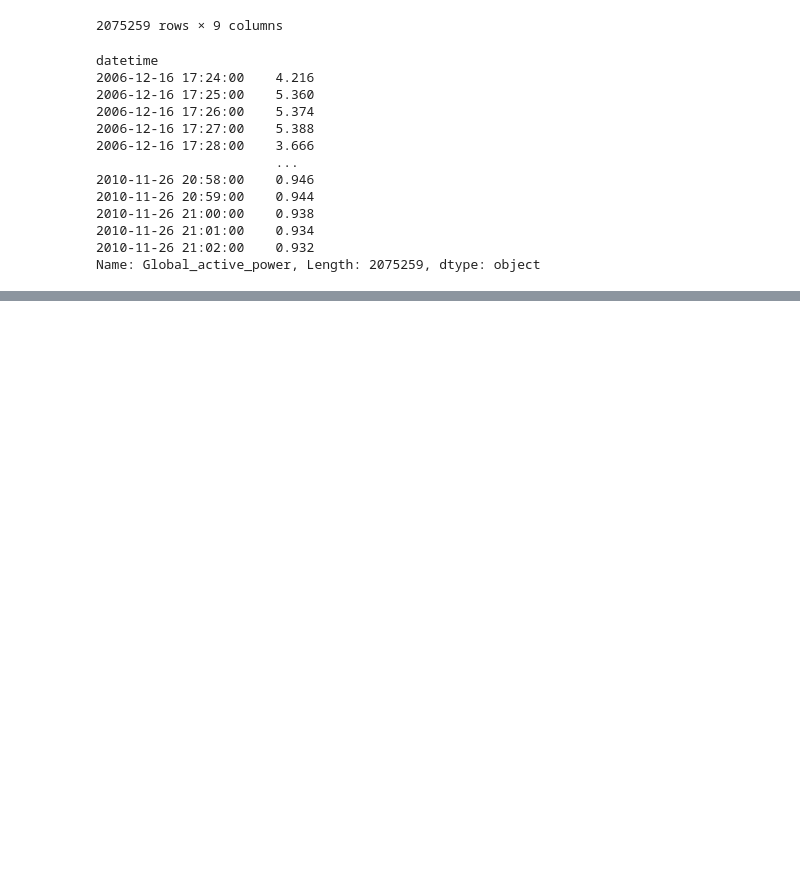
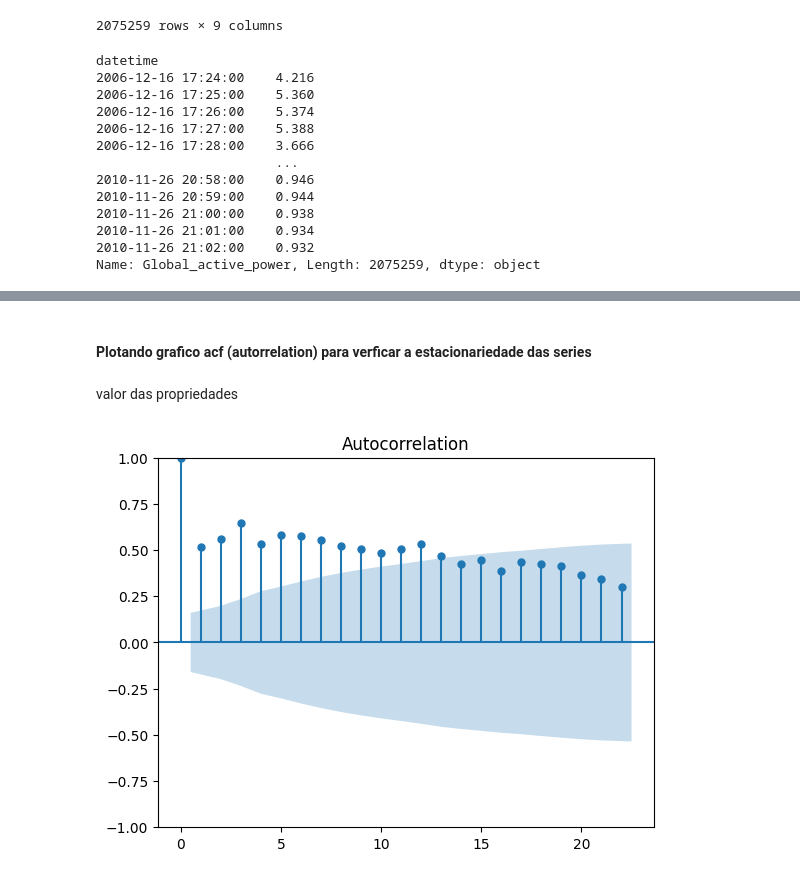
Before and after one commit to Gueguelas/series-temporais, a Jupyter notebook: notebook.ipynb, the cells around one changed output, grey strips where cells are left out. Drawn from its saved outputs; the diff is of its cells as text; code cells hidden in the pictures; blank space fills up the shorter version.

```diff
--- a/notebook.ipynb
+++ b/notebook.ipynb
@@ -170,0 +196,12 @@ Freq: MS, Name: price, Length: 150, dtype: float64
+# %% [markdown]
+
+#### Plotando grafico acf (autorrelation) para verficar a estacionariedade das series
+# %% [markdown]
+valor das propriedades
+# %%
+from statsmodels.graphics.tsaplots import plot_acf
+fig, ax = plt.subplots()
+plot_acf(serie_property_sales, ax=ax)
+plt.show()
+# %% [output]
+[figure, added]
```
Also changed, not shown: parts of 24 cells of this notebook.
